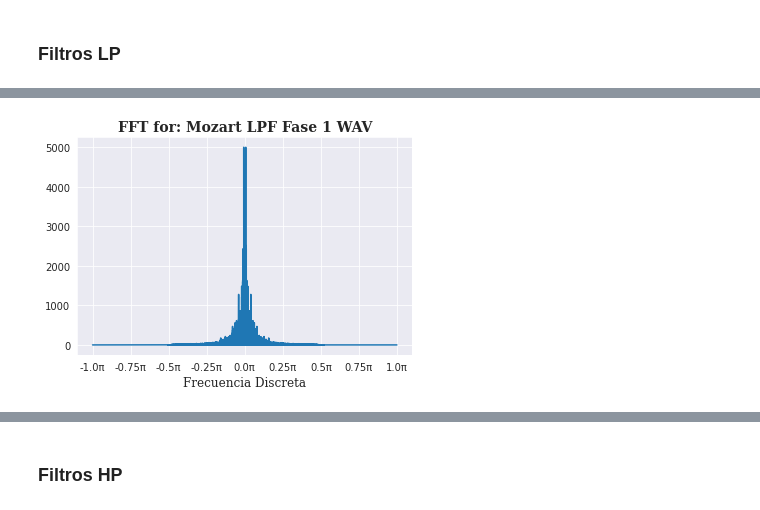
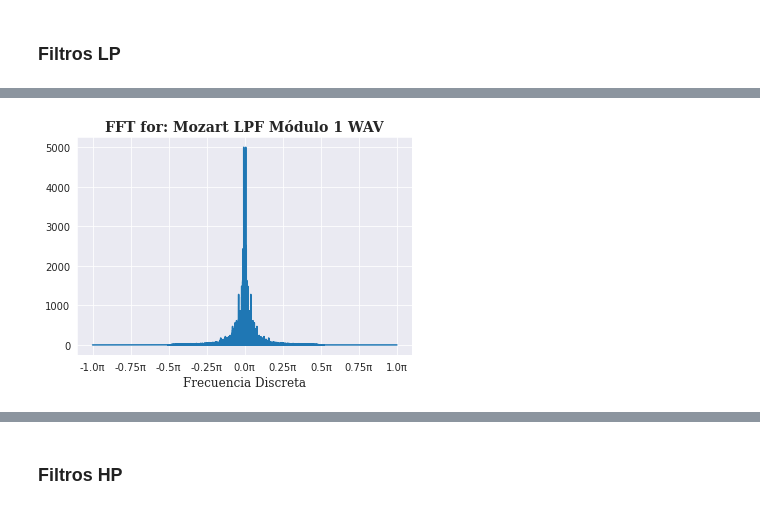
Before and after one commit to capajaro/DSP_Project, a Jupyter notebook: Proyecto_Final_DSP_UN.ipynb, the cells around one changed output, grey strips where cells are left out. Cells and saved outputs as stored; diff of their text form; code cells hidden in the pictures.

```diff
--- a/Proyecto_Final_DSP_UN.ipynb
+++ b/Proyecto_Final_DSP_UN.ipynb
@@ -226,6 +226,6 @@ FoureirPlots(Metallica_Filt_LP_Fase1, samplerate_Metallica, 'Metallica LPF Fase
 # %%
-[Mozart_w_LP_Fase1, Mozart_Filt_LP_Fase1, Mozart_SP_LP_Fase1] = Filtro_LP(Mozart)
-FoureirPlots(Mozart_Filt_LP_Fase1, samplerate_Mozart, 'Mozart LPF Fase 1')
+[Mozart_w_LP_Mod1, Mozart_Filt_LP_Mod1, Mozart_SP_LP_Mod1] = Filtro_LP(Mozart)
+FoureirPlots(Mozart_Filt_LP_Mod1, samplerate_Mozart, 'Mozart LPF Módulo 1')
 # %% [output]
-[figure, old version]
+[figure, new version]
 # %%
```
Also changed, not shown: parts of 20 cells of this notebook.
